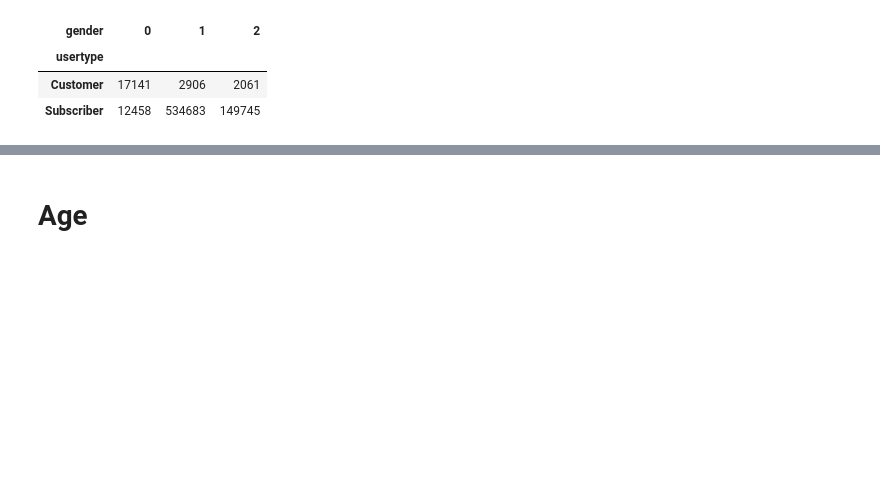
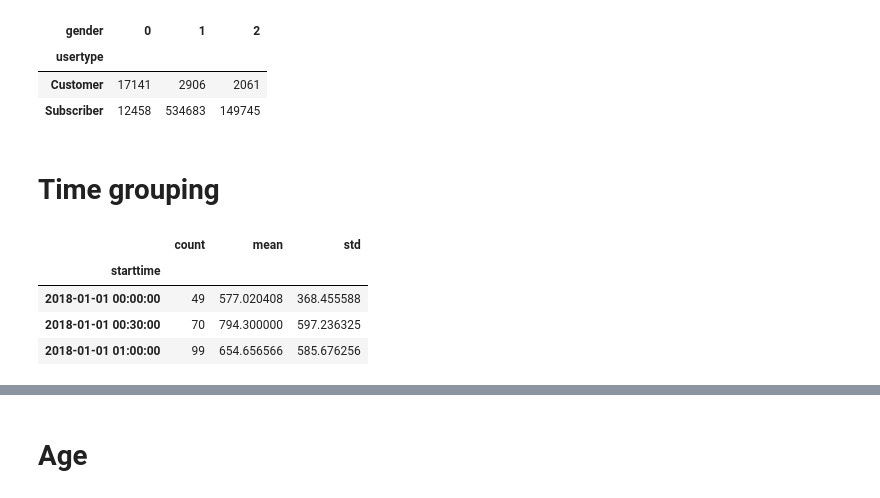
Before and after one commit to Casyfill/liceum, a Jupyter notebook: l5/Intro to Pandas_1.ipynb, the cells around one changed output, grey strips where cells are left out. Cells and saved outputs as stored; diff of their text form; code cells hidden in the pictures; blank space fills up the shorter version.

```diff
--- a/l5/Intro to Pandas_1.ipynb
+++ b/l5/Intro to Pandas_1.ipynb
@@ -382,3 +371,15 @@ C.unstack()
 | usertype |  |  |  |
 | Customer | 17141 | 2906 | 2061 |
 | Subscriber | 12458 | 534683 | 149745 |
+# %% [markdown]
+# Time grouping
+# %%
+ts = df[less_than_an_hour].groupby(pd.Grouper(key='starttime', freq='30min')).agg({'tripduration': ['count', 'mean', 'std']})
+ts.columns = ts.columns.get_level_values(-1)
+ts.head(3)
+# %% [output]
+|  | count | mean | std |
+| starttime |  |  |  |
+| 2018-01-01 00:00:00 | 49 | 577.020408 | 368.455588 |
+| 2018-01-01 00:30:00 | 70 | 794.300000 | 597.236325 |
+| 2018-01-01 01:00:00 | 99 | 654.656566 | 585.676256 |
```
Also changed, not shown: parts of 7 cells of this notebook, 2 other files.
